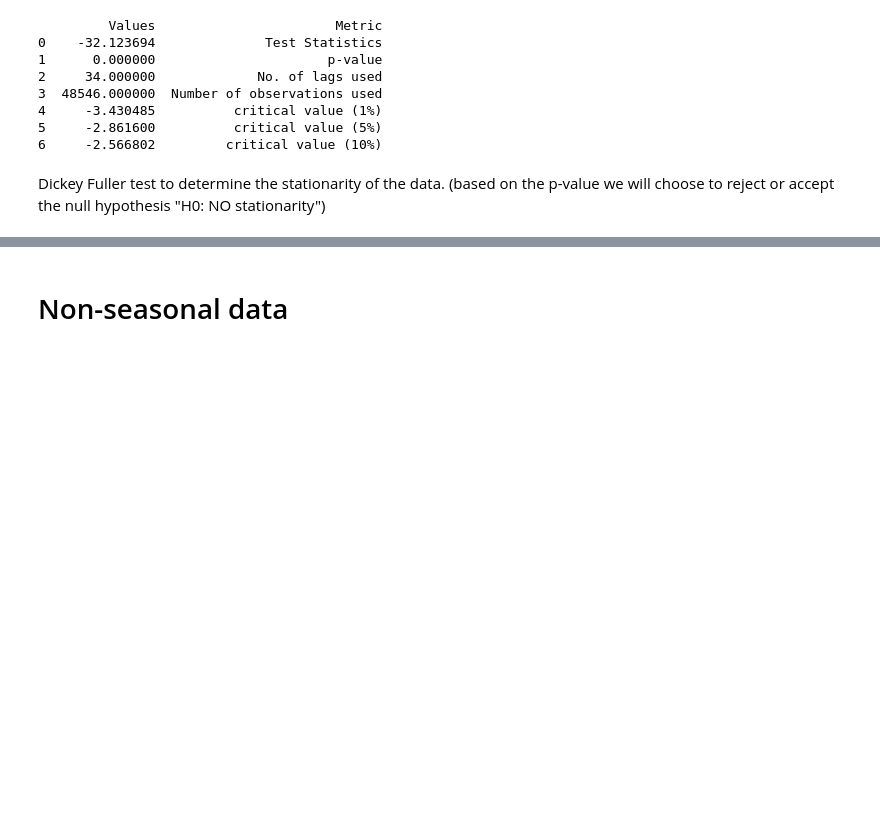
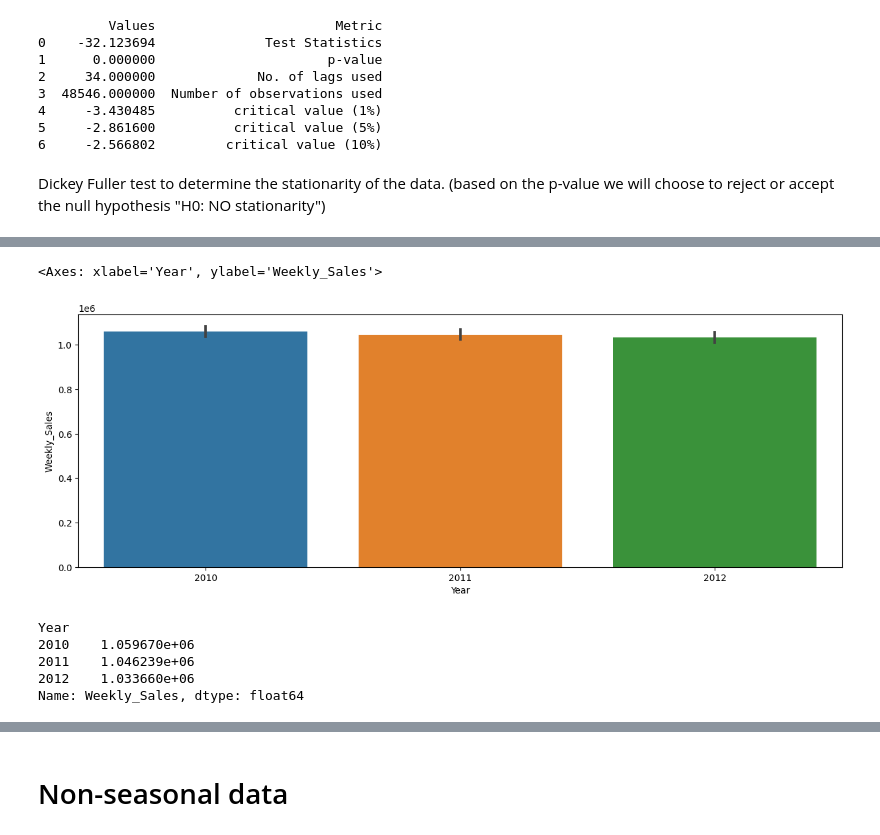
Before and after one commit to worldteacher-global/MA641_TIMESERIES_GROUPPROJECT, a Jupyter notebook: TS_.ipynb, the cells around one changed output, grey strips where cells are left out. Drawn from its saved outputs; the diff is of its cells as text; code cells hidden in the pictures; blank space fills up the shorter version.

```diff
--- a/TS_.ipynb
+++ b/TS_.ipynb
@@ -326,0 +361,13 @@ Dickey Fuller test to determine the stationarity of the data. (based on the p-va
+# %%
+sns.barplot(x='Year',y='Weekly_Sales',data=szn_df)
+# %% [output]
+<Axes: xlabel='Year', ylabel='Weekly_Sales'>
+[figure, added]
+# %%
+szn_df.groupby('Year')['Weekly_Sales'].mean()
+# %% [output]
+Year
+2010    1.059670e+06
+2011    1.046239e+06
+2012    1.033660e+06
+Name: Weekly_Sales, dtype: float64
```
Also changed, not shown: parts of 16 cells of this notebook, 2 other files.
